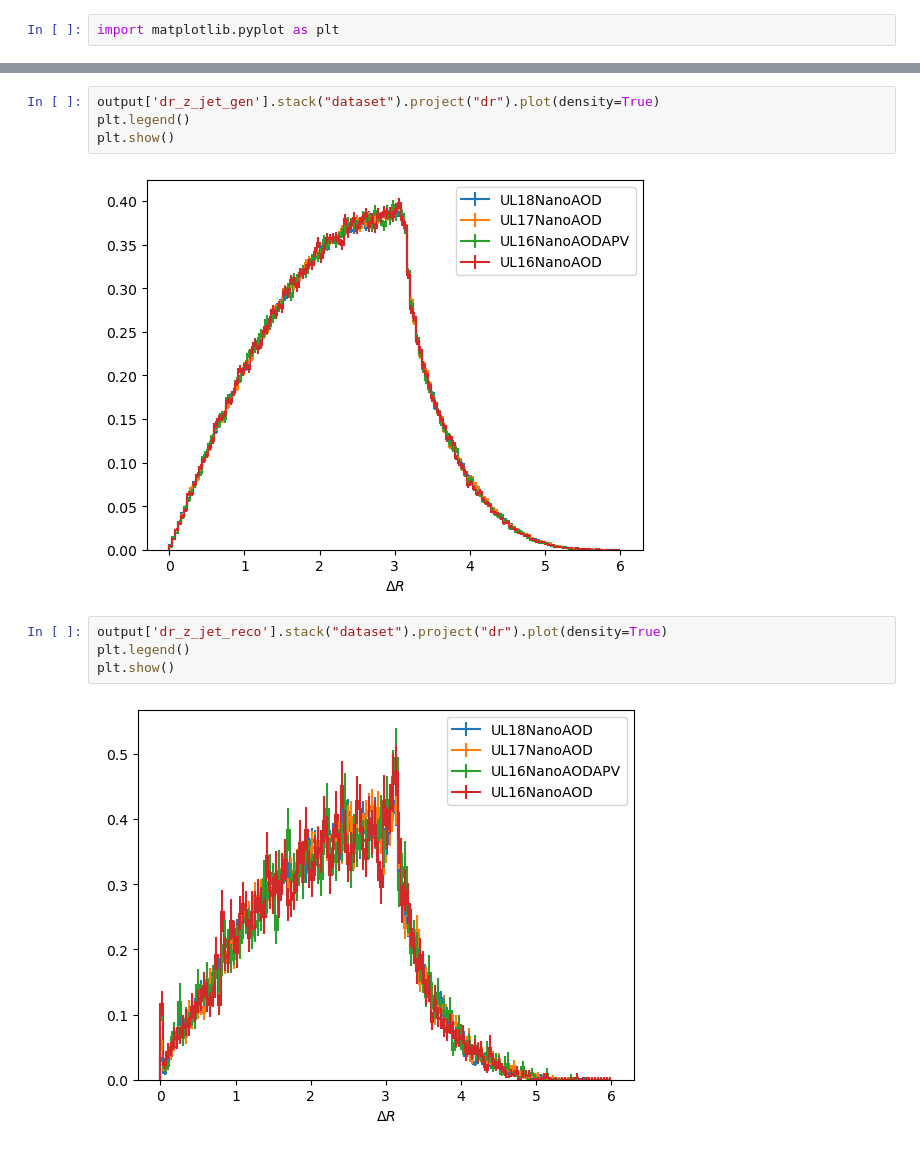
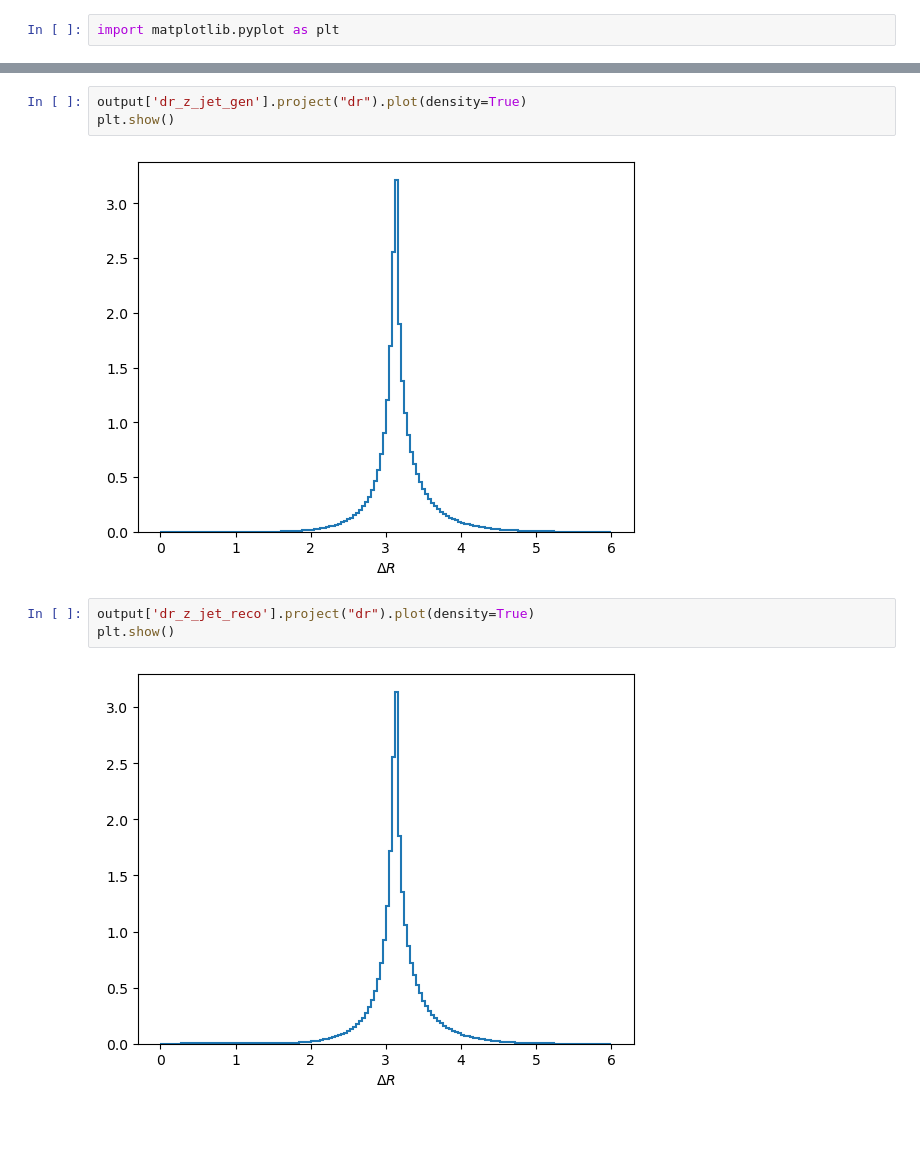
Before and after one commit to rappoccio/QJetMassUproot, a Jupyter notebook: response_maker_nanov9.ipynb, the cells around one changed output, grey strips where cells are left out. Saved outputs shown, nothing was run; the diff lists cells and outputs as text.

```diff
--- a/response_maker_nanov9.ipynb
+++ b/response_maker_nanov9.ipynb
@@ -148,13 +171,11 @@ plt.show()
 # %%
-output['dr_z_jet_gen'].stack("dataset").project("dr").plot(density=True)
-plt.legend()
+output['dr_z_jet_gen'].project("dr").plot(density=True)
 plt.show()
 # %% [output]
-[figure, old version]
+[figure, new version]
 # %%
-output['dr_z_jet_reco'].stack("dataset").project("dr").plot(density=True)
-plt.legend()
+output['dr_z_jet_reco'].project("dr").plot(density=True)
 plt.show()
 # %% [output]
-[figure, old version]
+[figure, new version]
 # %%
```
Also changed, not shown: parts of 30 cells of this notebook, 3 other files.
